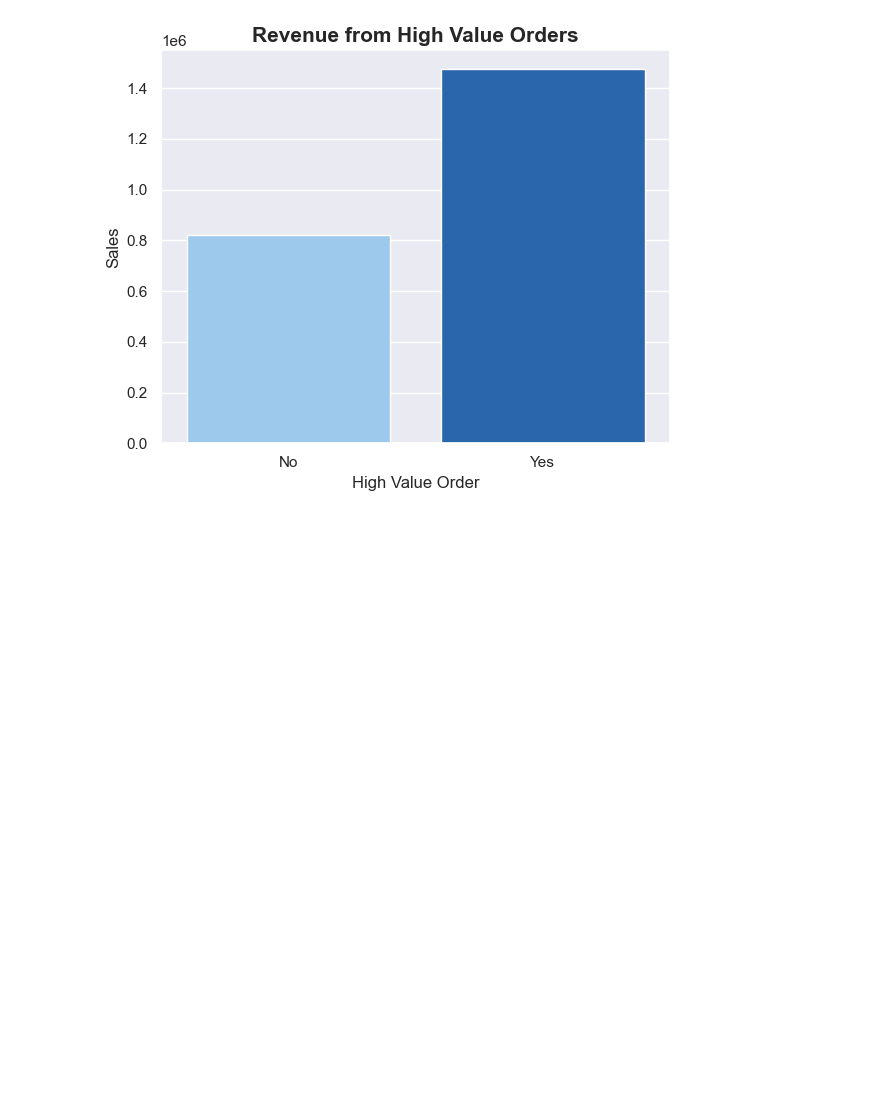
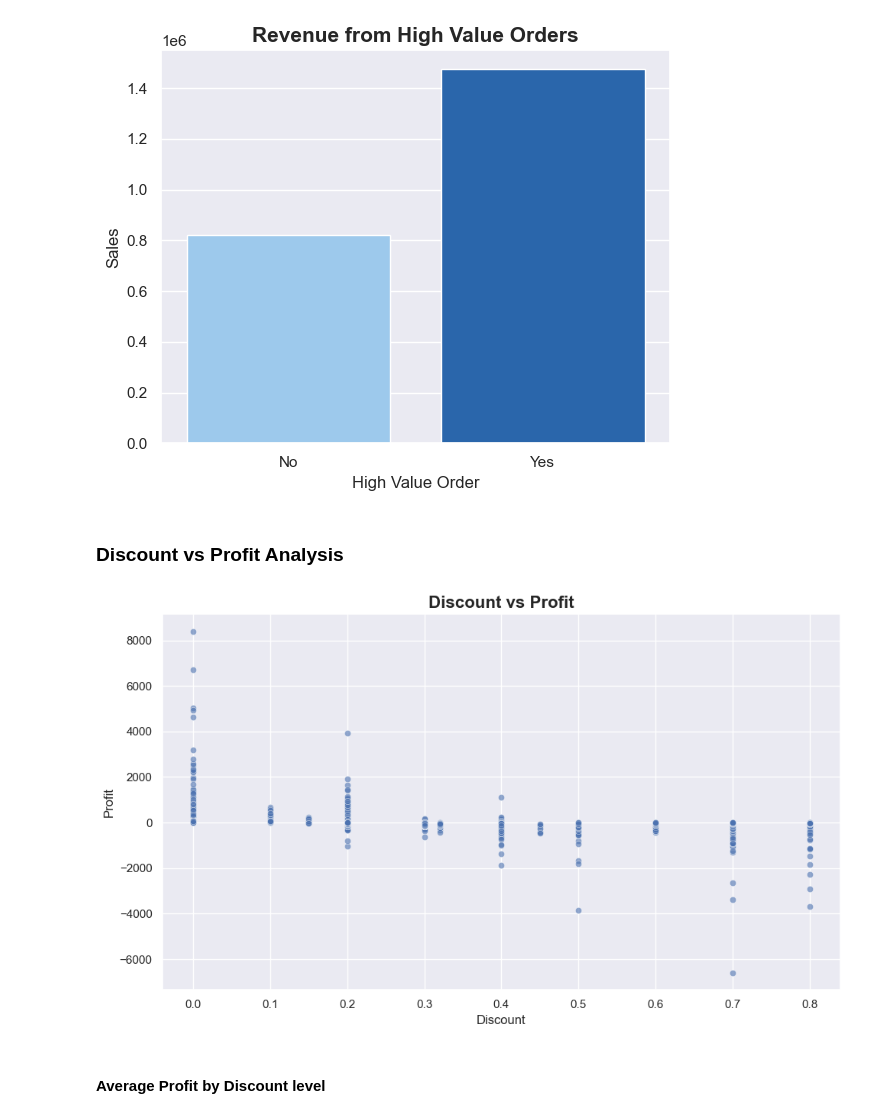
Before and after one commit to PriyaSumbria/ecommerce-sales-analytics-dashboard, a Jupyter notebook: Notebooks/ecommerce_sales_analysis.ipynb, the cells around one changed output. Drawn from its saved outputs; the diff is of its cells as text; code cells hidden in the pictures; blank space fills up the shorter version.

Commit message:
Added profitability and correlation analysis with business insights

```diff
--- a/Notebooks/ecommerce_sales_analysis.ipynb
+++ b/Notebooks/ecommerce_sales_analysis.ipynb
@@ -832,3 +833,29 @@ plt.savefig("../images/high_value_orders.png", dpi=300)
 plt.show()
 # %% [output]
 [figure]
+# %% [markdown]
+### Discount vs Profit Analysis
+# %%
+#scatter plot
+plt.figure(figsize=(10,6))
+
+sns.scatterplot(
+    data=df,
+    x="Discount",
+    y="Profit",
+    alpha=0.6
+)
+
+plt.title("Discount vs Profit", fontsize=16, weight="bold")
+plt.xlabel("Discount")
+plt.ylabel("Profit")
+
+plt.tight_layout()
+
+plt.savefig("../images/discount_vs_profit.png", dpi=300)
+
+plt.show()
+# %% [output]
+[figure, added]
+# %% [markdown]
+#### Average Profit by Discount level
```
Also changed, not shown: parts of 30 cells of this notebook, 11 other files.
